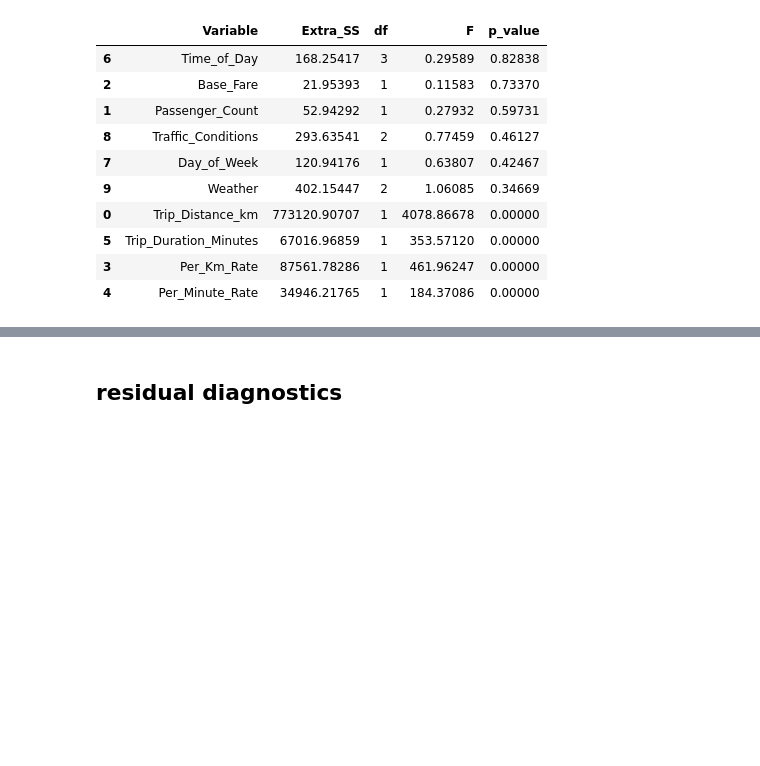
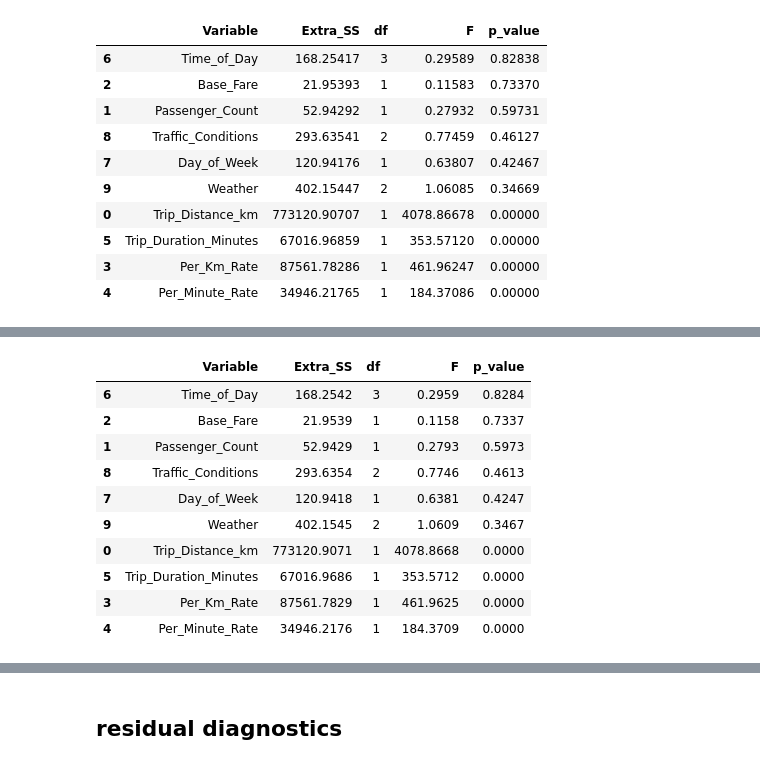
Before and after one commit to kurochan1901/115-1_Data-Analysis-and-Modeling, a Jupyter notebook: HW1/HW1.ipynb, the cells around one changed output, grey strips where cells are left out. Saved outputs shown, nothing was run; the diff lists cells and outputs as text; code cells hidden in the pictures; blank space fills up the shorter version.

Commit message:
backward elimination_tested

```diff
--- a/HW1/HW1.ipynb
+++ b/HW1/HW1.ipynb
@@ -1192,3 +1192,90 @@ display(type3_table.round(5))
 | 5 | Trip_Duration_Minutes | 67016.96859 | 1 | 353.57120 | 0.00000 |
 | 3 | Per_Km_Rate | 87561.78286 | 1 | 461.96247 | 0.00000 |
 | 4 | Per_Minute_Rate | 34946.21765 | 1 | 184.37086 | 0.00000 |
+# %%
+# Backward Elimination
+
+alpha = 0.05
+#初始化
+current_groups = groups.copy()
+X_current = X_train_encoded.copy()
+
+history = []        # 記錄刪掉的變數
+step = 1
+
+while True:
+    step_results = []
+
+    # 逐一檢查目前所有predictor/group的p-value
+    for group_name, cols in current_groups.items():
+
+        result = extra_ss_test(
+            y_train,
+            X_current,
+            cols
+        )
+
+    # 儲存拿掉變數後的結果
+        step_results.append({
+            "Variable": group_name,
+            "Extra_SS": result["Extra_SS"],
+            "df": result["df"],
+            "F": result["F"],
+            "p_value": result["p_value"]
+        })
+
+    step_table = pd.DataFrame(step_results)
+
+    # Variable/group with largest p-value
+    worst_row = step_table.loc[
+        step_table["p_value"].idxmax()
+    ]
+
+    worst_group = worst_row["Variable"]
+    worst_p = worst_row["p_value"]
+
+    # 紀錄每個step拿掉哪個變數
+    print(f"\n===== Step {step} =====")
+    display(
+        step_table
+        .sort_values("p_value", ascending=False)
+        .round(4)
+    )
+
+    # Stopping rule
+    if worst_p < alpha:
+        print(
+            f"Stop: all remaining predictors have p < {alpha}"
+        )
+        break
+
+    # Record removal
+    history.append({
+        "Step": step,
+        "Removed": worst_group,
+        "Extra_SS": worst_row["Extra_SS"],
+        "df": worst_row["df"],
+        "F": worst_row["F"],
+        "p_value": worst_p
+    })
+
+    print(
+        f"Remove: {worst_group} "
+        f"(p = {worst_p:.4f})"
+    )
+
+    # Remove the whole group
+    remove_cols = current_groups[worst_group]
+
+    X_current = X_current.drop(
+        columns=remove_cols
+    )
+
+    del current_groups[worst_group]
+
+    step += 1
+
+print("Backward Elimination Order:")
+for i, item in enumerate(history, start=1):
+    print(f"Step {i}: Remove {item['Removed']}")
+# %% [output]
@@ -1194,0 +1283,11 @@ display(type3_table.round(5))
+|  | Variable | Extra_SS | df | F | p_value |
+| 6 | Time_of_Day | 168.2542 | 3 | 0.2959 | 0.8284 |
+| 2 | Base_Fare | 21.9539 | 1 | 0.1158 | 0.7337 |
+| 1 | Passenger_Count | 52.9429 | 1 | 0.2793 | 0.5973 |
+| 8 | Traffic_Conditions | 293.6354 | 2 | 0.7746 | 0.4613 |
+| 7 | Day_of_Week | 120.9418 | 1 | 0.6381 | 0.4247 |
+| 9 | Weather | 402.1545 | 2 | 1.0609 | 0.3467 |
+| 0 | Trip_Distance_km | 773120.9071 | 1 | 4078.8668 | 0.0000 |
+| 5 | Trip_Duration_Minutes | 67016.9686 | 1 | 353.5712 | 0.0000 |
+| 3 | Per_Km_Rate | 87561.7829 | 1 | 461.9625 | 0.0000 |
+| 4 | Per_Minute_Rate | 34946.2176 | 1 | 184.3709 | 0.0000 |
```
Also changed, not shown: parts of 1 cell of this notebook.
